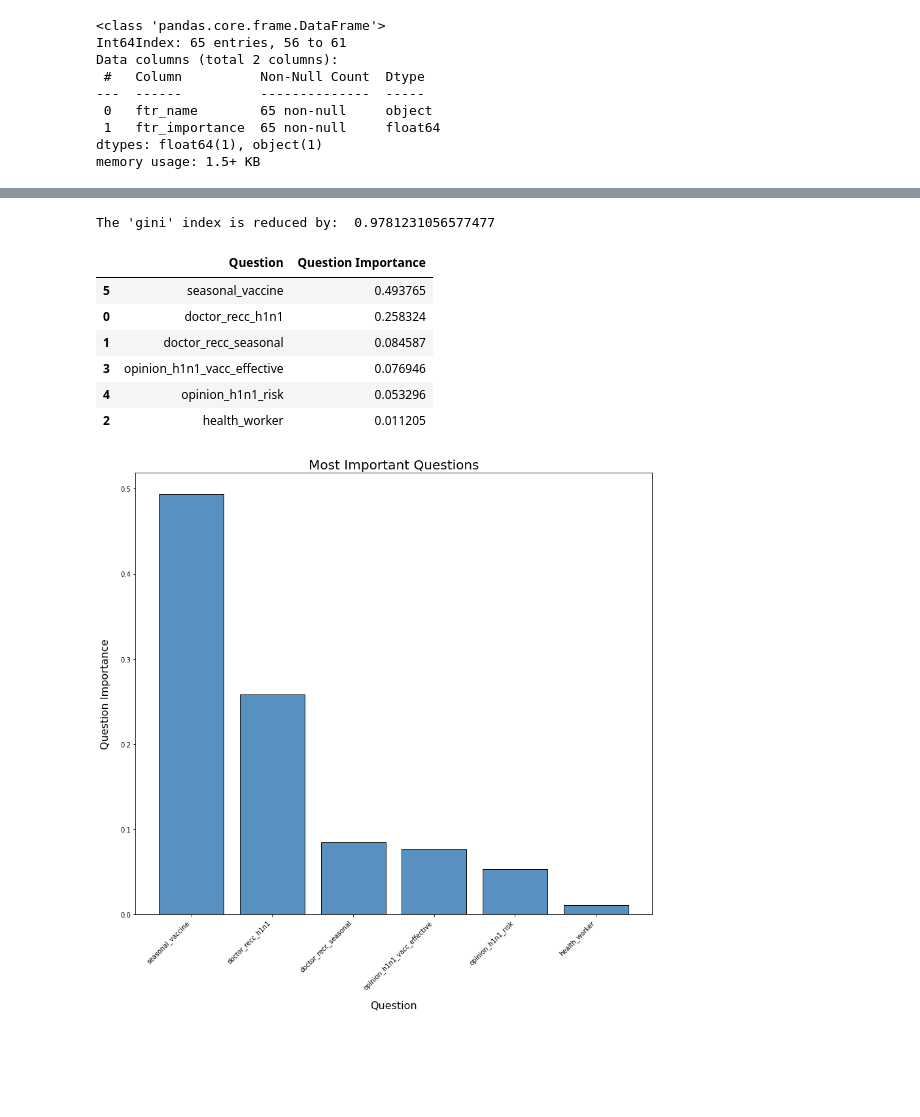
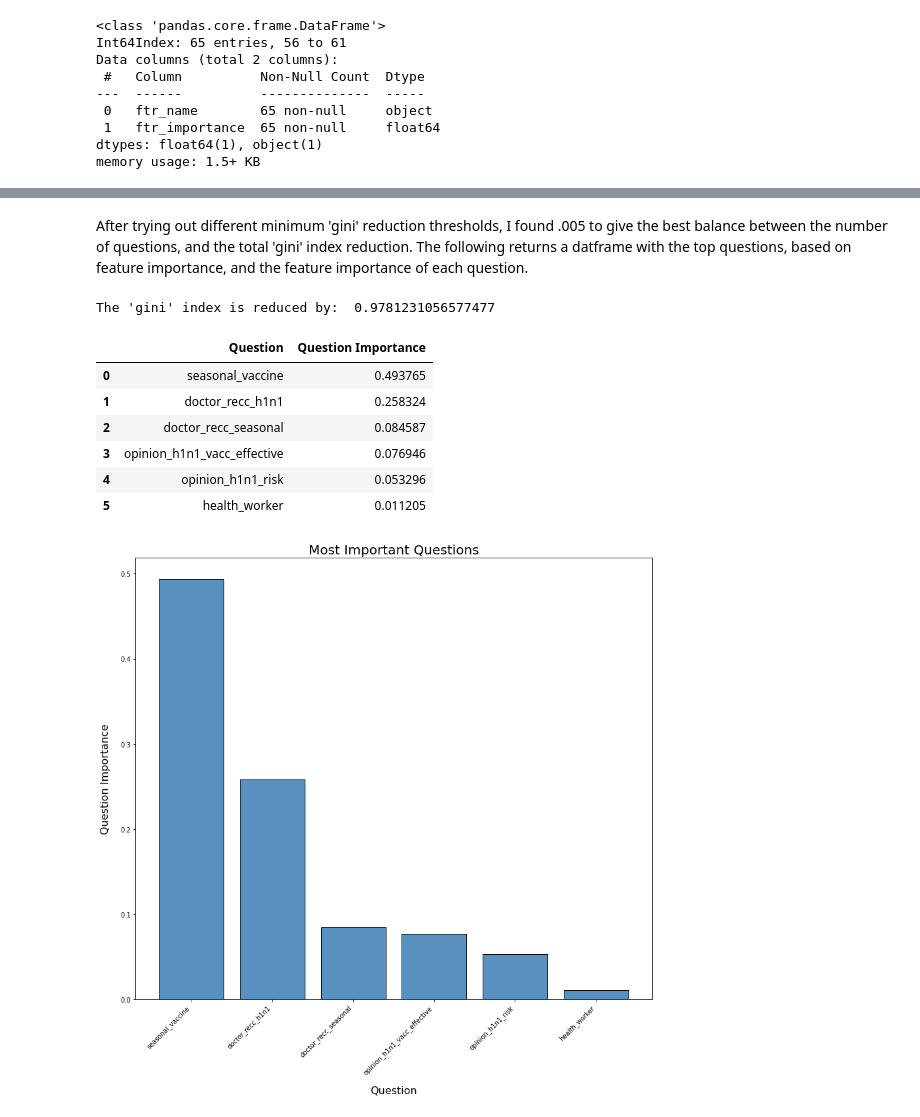
Before and after one commit to Freddy-2021/Using-a-Classification-Model-to-Predict-Who-is-More-Likely-to-Take-the-H1N1-Flu-Vaccine, a Jupyter notebook: student.ipynb, the cells around one changed output, grey strips where cells are left out. Cells and saved outputs as stored; diff of their text form; code cells hidden in the pictures; blank space fills up the shorter version.

Commit message:
added to_question_importance_df()

```diff
--- a/student.ipynb
+++ b/student.ipynb
@@ -860,26 +870,17 @@ questions_df.sort_values(by='Question Importance',ascending=False)
-# %%
-# Create an abridged dataframe contains only questions that contribute at least 0.005 towards 'gini' reduction:
-questions_df_II = questions_df.loc[groups_df['Question Importance']>=0.005]
-
-# Resetting the Index:
-questions_df_II = questions_df_II.reset_index(drop=True)
-
-# The following value represents how much of the 'gini' index is reduced by this subset of questions:
-print("The 'gini' index is reduced by: ", questions_df_II['Question Importance'].sum())
-# %% [output]
-The 'gini' index is reduced by:  0.9781231056577477
-# %%
-# Sort descending based on 'Question Importance':
-questions_df_II = questions_df_II.sort_values(by='Question Importance', ascending=False)
-questions_df_II
-# %% [output]
-|  | Question | Question Importance |
-| 5 | seasonal_vaccine | 0.493765 |
-| 0 | doctor_recc_h1n1 | 0.258324 |
-| 1 | doctor_recc_seasonal | 0.084587 |
-| 3 | opinion_h1n1_vacc_effective | 0.076946 |
-| 4 | opinion_h1n1_risk | 0.053296 |
-| 2 | health_worker | 0.011205 |
+# %% [markdown]
+After trying out different minimum 'gini' reduction thresholds, I found .005 to give the best balance between the number of questions, and the total 'gini' index reduction. The following returns a datframe with the top questions, based on feature importance, and the feature importance of each question.
+# %%
+questions_df = to_question_importance_df(X_train, ftr_importance_df,.005)
+questions_df
+# %% [output]
+The 'gini' index is reduced by:  0.9781231056577477
+|  | Question | Question Importance |
+| 0 | seasonal_vaccine | 0.493765 |
+| 1 | doctor_recc_h1n1 | 0.258324 |
+| 2 | doctor_recc_seasonal | 0.084587 |
+| 3 | opinion_h1n1_vacc_effective | 0.076946 |
+| 4 | opinion_h1n1_risk | 0.053296 |
+| 5 | health_worker | 0.011205 |
 # %%
     # Plotting the datafrme values with the six most important questions:
     plt.figure(figsize=(12,12))
```
Also changed, not shown: parts of 9 cells of this notebook.
